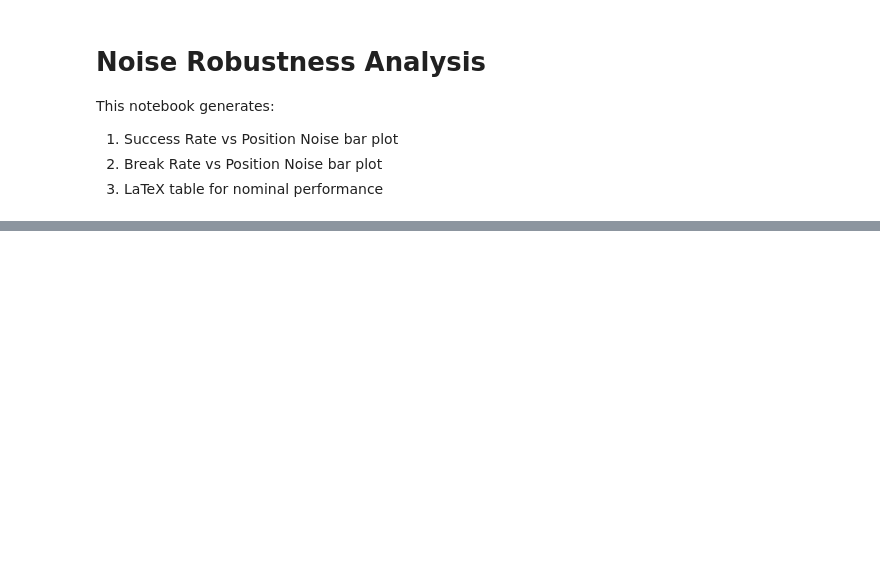
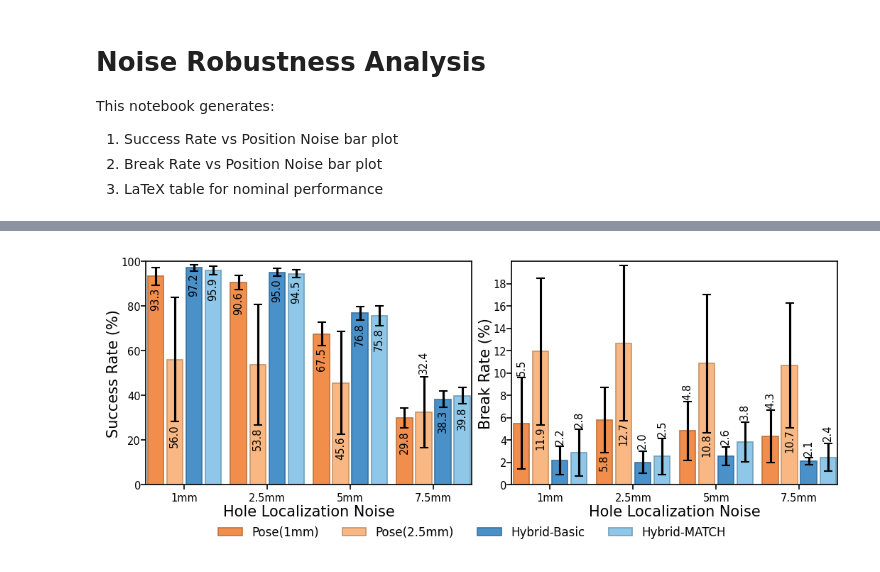
Before and after one commit to RoboNuke/Continuous_Force_RL, a Jupyter notebook: scripts/data_processing/noise_robustness_analysis.ipynb, the cells around one changed output, grey strips where cells are left out. Cells and saved outputs as stored; diff of their text form; code cells hidden in the pictures; blank space fills up the shorter version.

```diff
--- a/scripts/data_processing/noise_robustness_analysis.ipynb
+++ b/scripts/data_processing/noise_robustness_analysis.ipynb
@@ -236,3 +236,69 @@ plt.show()
+# %%
+# ============================================================
+# BLOCK 5b: COMBINED SUCCESS & BREAK RATE (SIDE-BY-SIDE)
+# ============================================================
+importlib.reload(analysis_utils)
+from analysis_utils import (
+    compute_rates, plot_grouped_bars, _apply_legend,
+    COLORS, FONT_AXIS_LABEL, FONT_TITLE, FONT_TICK, FONT_LEGEND,
+    AXIS_LABEL_PAD_X, AXIS_LABEL_PAD_Y, TICK_PAD_X, TICK_PAD_Y,
+    AXIS_MARGIN_X, LEGEND_HANDLE_LENGTH, LEGEND_COLUMN_SPACING,
+    LEGEND_Y_OFFSET,
+    DEFAULT_LEGEND_POSITION, DEFAULT_GROUP_WIDTH, DEFAULT_BAR_GAP,
+    DEFAULT_EDGE_DARKEN, DEFAULT_EDGE_LINEWIDTH, DEFAULT_BOLD_LABELS,
+    DEFAULT_SHOW_LABEL_CI, DEFAULT_SATURATION,
+    TIGHT_PAD, TIGHT_W_PAD, TIGHT_H_PAD,
+)
+
+method_names = list(METHOD_TAGS.keys())
+level_labels = list(NOISE_LEVELS.keys())
+
+COMBINED_FIGSIZE = (7.0, 2.6)
+LEGEND_POS = DEFAULT_LEGEND_POSITION
+
+panels = [
+    {"metric": "success", "y_label": "Success Rate (%)", "y_lim": SUCCESS_Y_LIM, "y_ticks": SUCCESS_Y_TICKS},
+    {"metric": "breaks",  "y_label": "Break Rate (%)",   "y_lim": BREAK_Y_LIM,   "y_ticks": BREAK_Y_TICKS},
+]
+
+fig, axes = plt.subplots(1, 2, figsize=COMBINED_FIGSIZE, dpi=150)
+
+for ax, panel in zip(axes, panels):
+    data_by_method = {}
+    for method_name in method_names:
+        if method_name not in noise_data:
+            continue
+        df = noise_data[method_name]
+        if TOP_N_POLICIES is not None and method_name in best_checkpoints_by_method:
+            df = filter_top_n_runs(df, best_checkpoints_by_method[method_name], TOP_N_POLICIES)
+        means, errors, errors_lower, errors_upper = compute_rates(
+            df, level_labels, "noise_level", panel["metric"], "total", ERROR_TYPE
+        )
+        data_by_method[method_name] = (means, errors_lower, errors_upper)
+
+    x = np.arange(len(level_labels))
+    plot_grouped_bars(ax, x, data_by_method, method_names, COLORS, show_labels=True, y_lim=panel["y_lim"])
+
+    ax.set_xlabel("Hole Localization Noise", fontsize=FONT_AXIS_LABEL, labelpad=AXIS_LABEL_PAD_X)
+    ax.set_ylabel(panel["y_label"], fontsize=FONT_AXIS_LABEL, labelpad=AXIS_LABEL_PAD_Y)
+    ax.set_xticks(x)
+    ax.set_xticklabels(level_labels, fontsize=FONT_TICK)
+    ax.set_ylim(panel["y_lim"])
+    if panel["y_ticks"] is not None:
+        ax.set_yticks(panel["y_ticks"])
+    ax.tick_params(axis="x", labelsize=FONT_TICK, pad=TICK_PAD_X)
+    ax.tick_params(axis="y", labelsize=FONT_TICK, pad=TICK_PAD_Y)
+    ax.margins(x=AXIS_MARGIN_X)
+    for spine in ax.spines.values():
+        spine.set_zorder(3)
+
+# Single shared legend
+_apply_legend(axes[0], LEGEND_POS, legend_loc="best", fig=fig)
+
+plt.tight_layout(pad=TIGHT_PAD, w_pad=TIGHT_W_PAD, h_pad=TIGHT_H_PAD)
+plt.show()
+# %% [output]
+[figure, added]
 # %%
 # ============================================================
 # BLOCK 6: LATEX TABLE - NOMINAL PERFORMANCE
```
Also changed, not shown: parts of 9 cells of this notebook, 5 other files.
